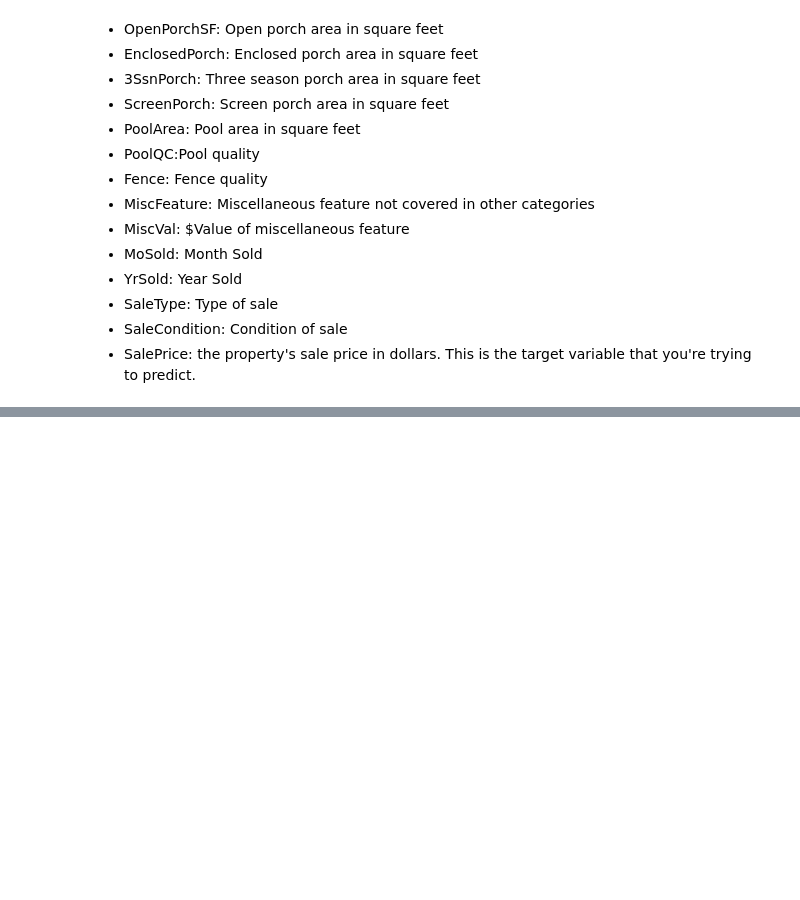
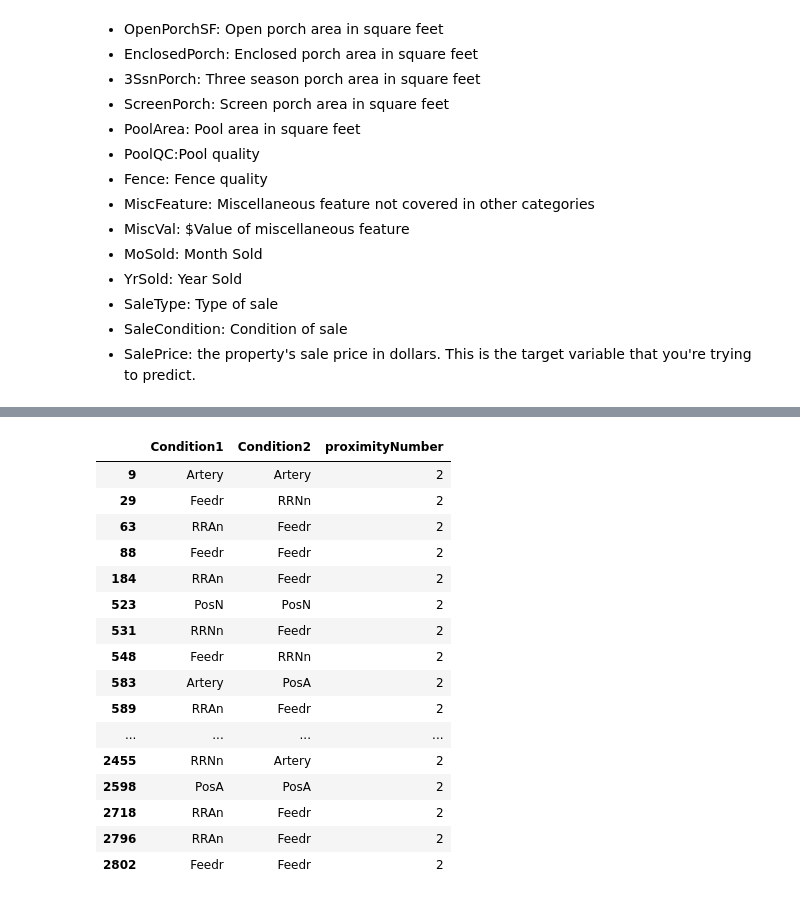
Before and after one commit to vlalalala/HousePrices, a Jupyter notebook: working/HousePricesScikit.ipynb, the cells around one changed output, grey strips where cells are left out. Saved outputs shown, nothing was run; the diff lists cells and outputs as text; code cells hidden in the pictures; blank space fills up the shorter version.

```diff
--- a/working/HousePricesScikit.ipynb
+++ b/working/HousePricesScikit.ipynb
@@ -304,4 +143,0 @@ memory usage: 484.6 KB
-# %%
-#First thing to do: convert categorical data to dummy data
-dataset = pd.get_dummies(dataset, columns=["Embarked","Pclass", "Sex"],
-                            drop_first = True, dtype = "bool")
@@ -345,6 +143,0 @@ inspector.evaluation() #We can also see some general stats on the OOB dataset:
-# %%
-#Now, let us run an evaluation using the validation dataset.
-evaluation = rf.evaluate(x=valid_ds,return_dict=True)
-
-for name, value in evaluation.items():
-    print(f"{name}: {value:.4f}")
@@ -402,0 +362,27 @@ output.to_csv("submission.csv", index=False)
+# %%
+cols_to_drop = ['PoolQC', 'PoolArea', 'MiscFeature', 'MiscVal', 'Alley', 'Fence', 'WoodDeckSF',
+            'FireplaceQu', 'Fireplaces', 'MasVnrType', 'MasVnrArea',
+            'FullBath', 'HalfBath' , 'BsmtFullBath' ,'BsmtHalfBath',
+            'BsmtFinSF1' , 'BsmtFinSF2' , 'BsmtUnfSF', 'OpenPorchSF', 'EnclosedPorch', '3SsnPorch', 'ScreenPorch',
+            '1stFlrSF', '2ndFlrSF', 'LowQualFinSF']
+dataset_df = dataset_df.drop(cols_to_drop, axis = 1)
+# %%
+dataset_df[dataset_df["proximityNumber"]==2][["Condition1", "Condition2", "proximityNumber"]]
+# %% [output]
+|  | Condition1 | Condition2 | proximityNumber |
+| 9 | Artery | Artery | 2 |
+| 29 | Feedr | RRNn | 2 |
+| 63 | RRAn | Feedr | 2 |
+| 88 | Feedr | Feedr | 2 |
+| 184 | RRAn | Feedr | 2 |
+| 523 | PosN | PosN | 2 |
+| 531 | RRNn | Feedr | 2 |
+| 548 | Feedr | RRNn | 2 |
+| 583 | Artery | PosA | 2 |
+| 589 | RRAn | Feedr | 2 |
+| ... | ... | ... | ... |
+| 2455 | RRNn | Artery | 2 |
+| 2598 | PosA | PosA | 2 |
+| 2718 | RRAn | Feedr | 2 |
+| 2796 | RRAn | Feedr | 2 |
+| 2802 | Feedr | Feedr | 2 |
```
Also changed, not shown: parts of 48 cells of this notebook.
